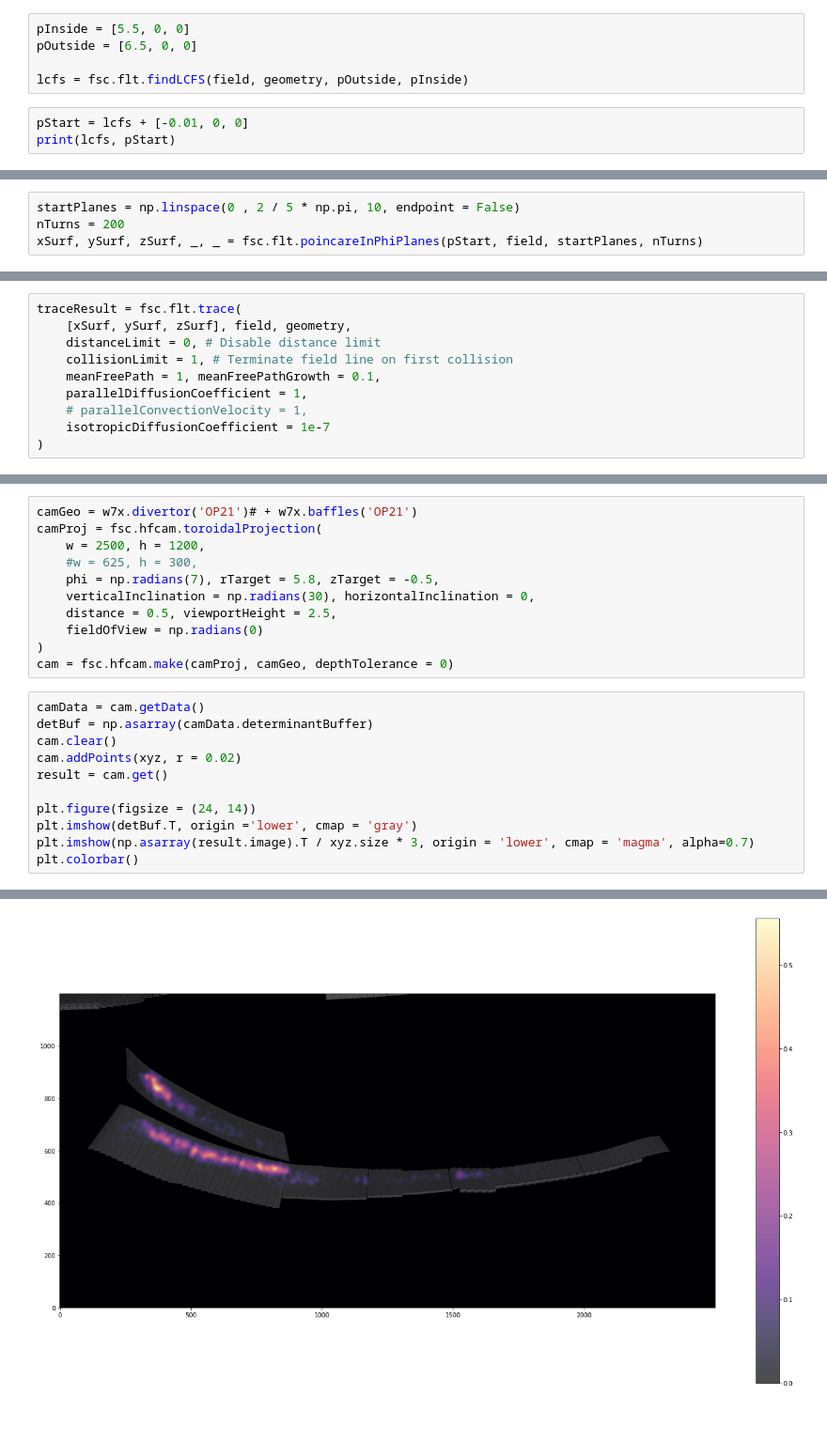
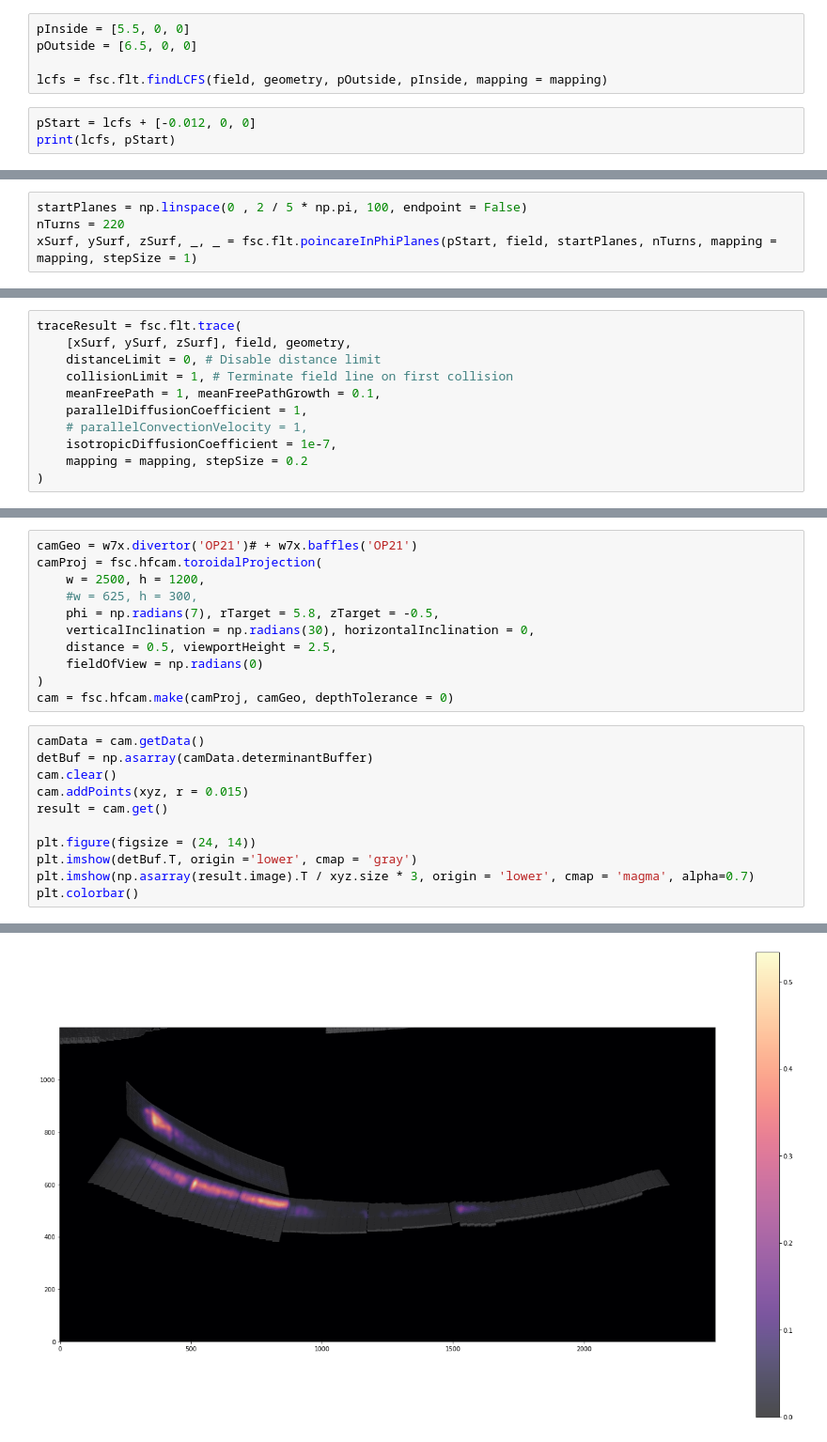
Before and after one commit to alexrobomind/fusionsc, a Jupyter notebook: docs/howto/Heat Load Calculation.ipynb, the cells around one changed output, grey strips where cells are left out. Shown: that part at 94% size. Cells and saved outputs as stored; diff of their text form.

```diff
--- a/docs/howto/Heat Load Calculation.ipynb
+++ b/docs/howto/Heat Load Calculation.ipynb
@@ -29,8 +41,8 @@ Before we can run the calculation, we need to determine the seeding points for i
 pInside = [5.5, 0, 0]
 pOutside = [6.5, 0, 0]
 
-lcfs = fsc.flt.findLCFS(field, geometry, pOutside, pInside)
+lcfs = fsc.flt.findLCFS(field, geometry, pOutside, pInside, mapping = mapping)
 # %%
-pStart = lcfs + [-0.01, 0, 0]
+pStart = lcfs + [-0.012, 0, 0]
 print(lcfs, pStart)
 # %% [output]
@@ -38,7 +50,7 @@ print(lcfs, pStart)
 # %%
-startPlanes = np.linspace(0 , 2 / 5 * np.pi, 10, endpoint = False)
-nTurns = 200
-xSurf, ySurf, zSurf, _, _ = fsc.flt.poincareInPhiPlanes(pStart, field, startPlanes, nTurns)
+startPlanes = np.linspace(0 , 2 / 5 * np.pi, 100, endpoint = False)
+nTurns = 220
+xSurf, ySurf, zSurf, _, _ = fsc.flt.poincareInPhiPlanes(pStart, field, startPlanes, nTurns, mapping = mapping, stepSize = 1)
 # %% [markdown]
 Let's take a look at our starting surface
 # %%
@@ -60,7 +72,8 @@ traceResult = fsc.flt.trace(
     meanFreePath = 1, meanFreePathGrowth = 0.1,
     parallelDiffusionCoefficient = 1,
     # parallelConvectionVelocity = 1,
-    isotropicDiffusionCoefficient = 1e-7
+    isotropicDiffusionCoefficient = 1e-7,
+    mapping = mapping, stepSize = 0.2
 )
 # %% [markdown]
 The result of flt.trace is a superset of the Poincare and connection-length functions (in fact these functions just call trace and return part of the result). Of interest for us is the dict entry 'endPoints', which contains 4 pieces of information about the end points: Their x, y, and z coordinates as well as the length of the field line (which we don't care about here). Since we know the final distribution to be Stellarator-symmetric, we symmetrize the heat loads between our divertors to get better statistics.
@@ -93,14 +106,14 @@ cam = fsc.hfcam.make(camProj, camGeo, depthTolerance = 0)
 # %%
 camData = cam.getData()
 detBuf = np.asarray(camData.determinantBuffer)
 cam.clear()
-cam.addPoints(xyz, r = 0.02)
+cam.addPoints(xyz, r = 0.015)
 result = cam.get()
 
 plt.figure(figsize = (24, 14))
 plt.imshow(detBuf.T, origin ='lower', cmap = 'gray')
 plt.imshow(np.asarray(result.image).T / xyz.size * 3, origin = 'lower', cmap = 'magma', alpha=0.7)
 plt.colorbar()
 # %% [output]
 <matplotlib.colorbar.Colorbar at 0x...>
-[figure, old version]
+[figure, new version]
```
Also changed, not shown: parts of 6 cells of this notebook, 10 other files.
